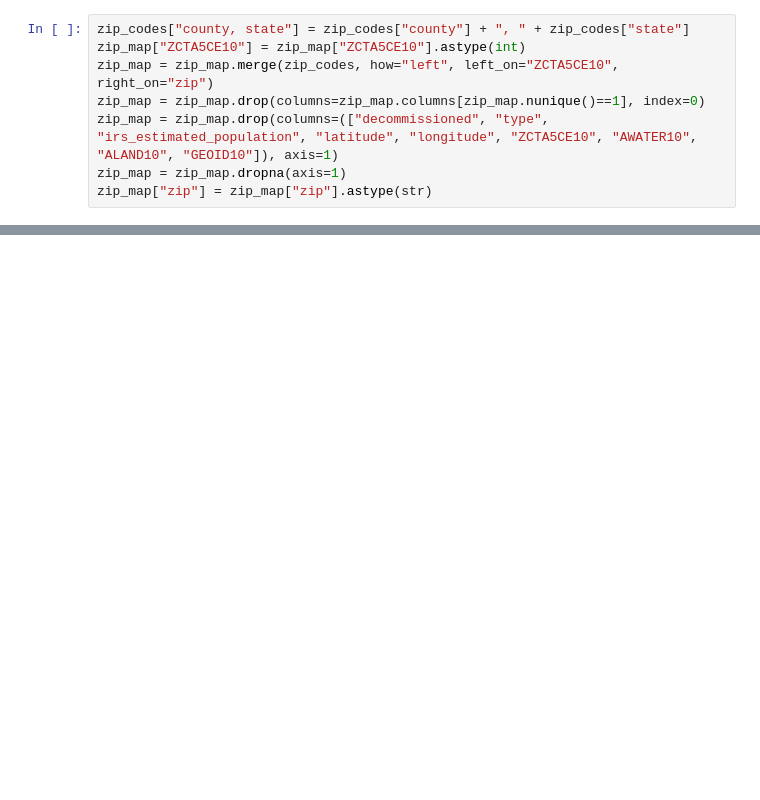
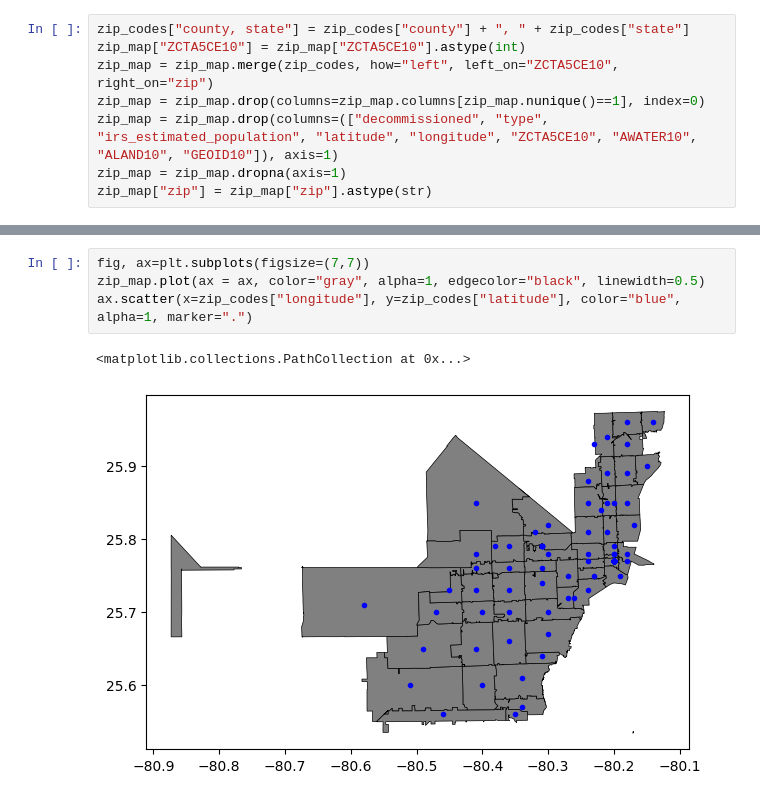
Before and after one commit to DeiviGT1/arc-is, a Jupyter notebook: hola.ipynb, the cells around one changed output, grey strips where cells are left out. Saved outputs shown, nothing was run; the diff lists cells and outputs as text; blank space fills up the shorter version.

```diff
--- a/hola.ipynb
+++ b/hola.ipynb
@@ -137,0 +36,7 @@ zip_map.to_csv("zips.csv")
+# %%
+fig, ax=plt.subplots(figsize=(7,7))
+zip_map.plot(ax = ax, color="gray", alpha=1, edgecolor="black", linewidth=0.5)
+ax.scatter(x=zip_codes["longitude"], y=zip_codes["latitude"], color="blue", alpha=1, marker=".")
+# %% [output]
+<matplotlib.collections.PathCollection at 0x...>
+[figure, added]
```
Also changed, not shown: parts of 18 cells of this notebook.
